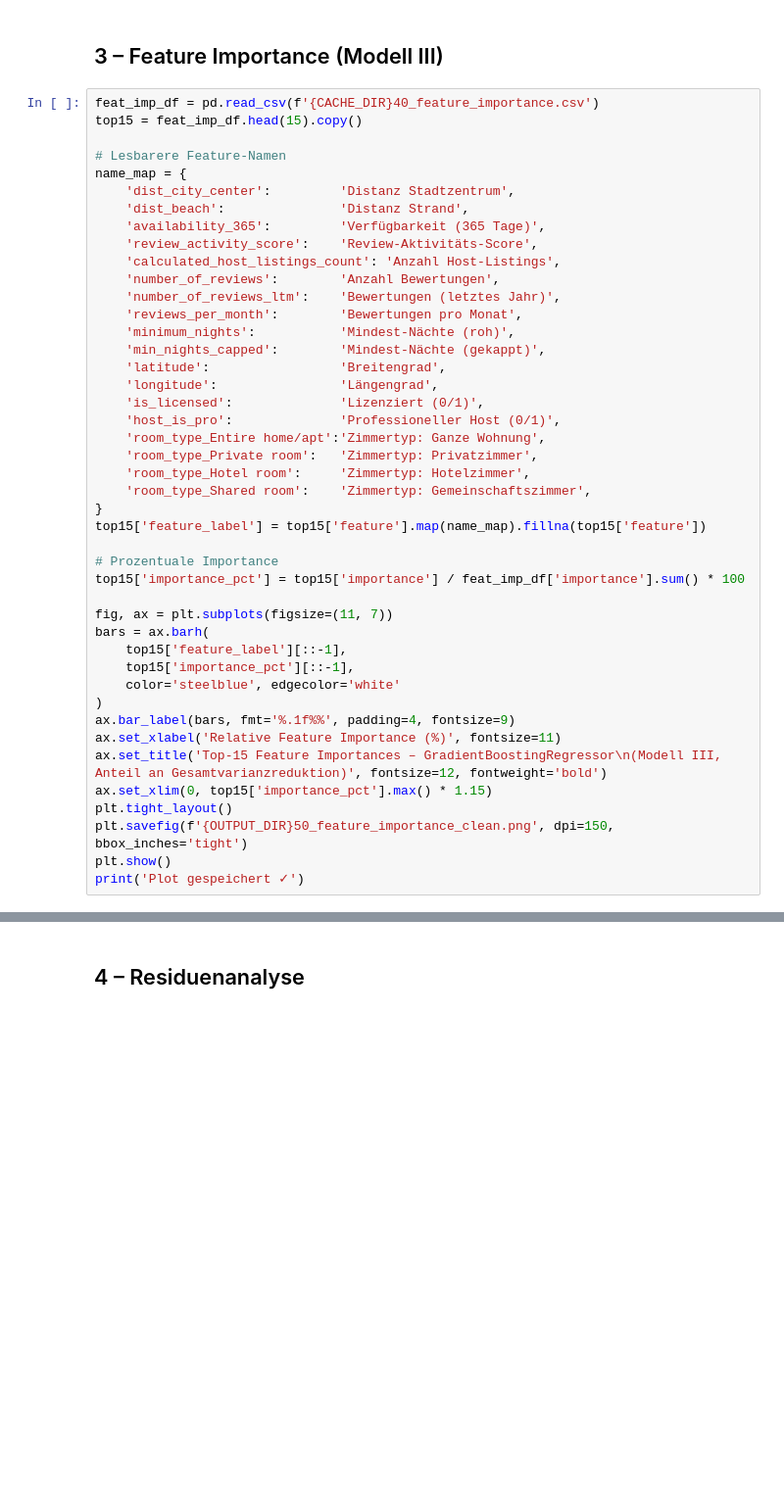
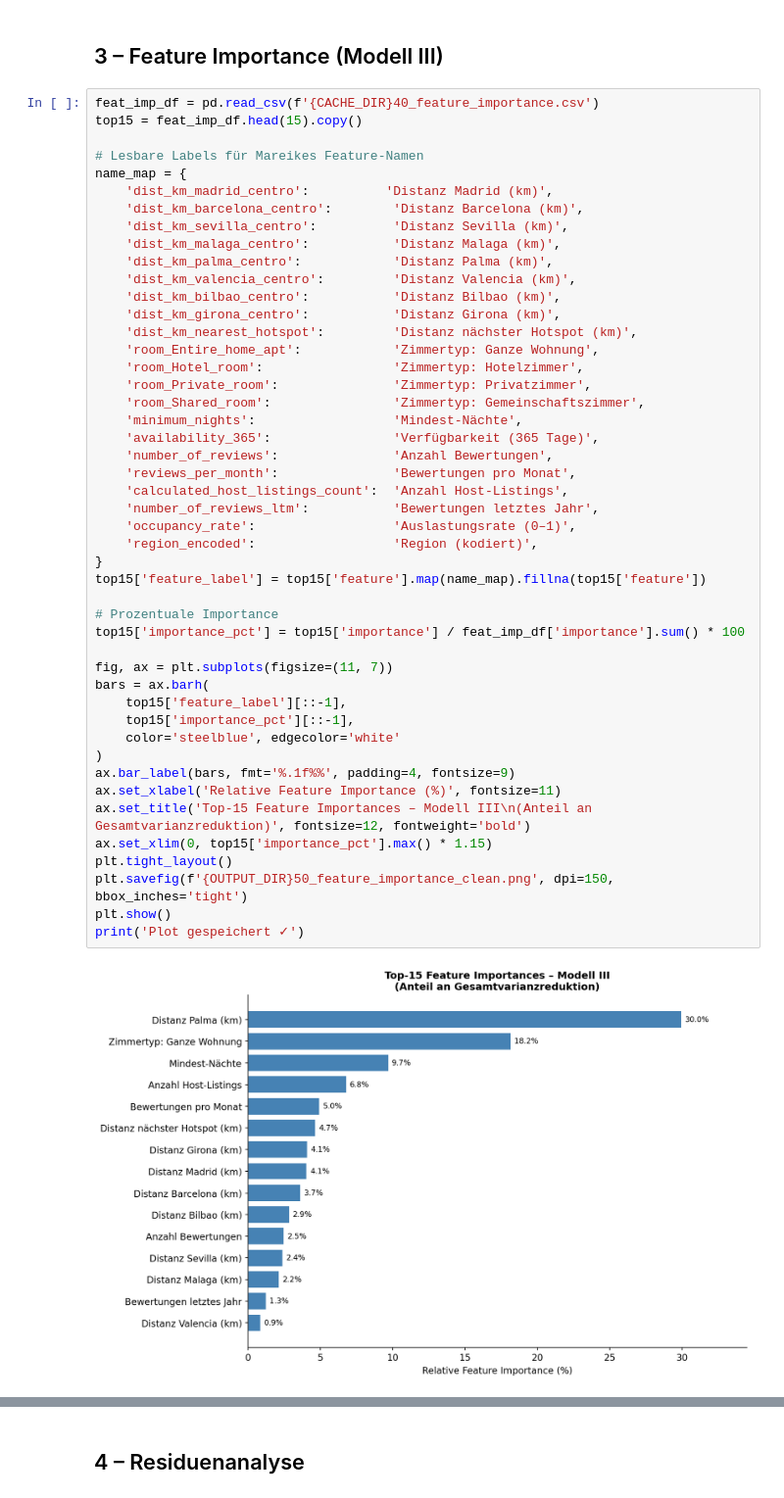
Before and after one commit to jasminscode/datascience, a Jupyter notebook: notebook_50_evaluation.ipynb, the cells around one changed output, grey strips where cells are left out. Shown at 98% size. Cells and saved outputs as stored; diff of their text form; blank space fills up the shorter version.

```diff
--- a/notebook_50_evaluation.ipynb
+++ b/notebook_50_evaluation.ipynb
@@ -141,44 +151,49 @@ print('Plot gespeichert ✓')
 # %%
 feat_imp_df = pd.read_csv(f'{CACHE_DIR}40_feature_importance.csv')
 top15 = feat_imp_df.head(15).copy()
 
-# Lesbarere Feature-Namen
+# Lesbare Labels für Mareikes Feature-Namen
 name_map = {
-    'dist_city_center':         'Distanz Stadtzentrum',
-    'dist_beach':               'Distanz Strand',
-    'availability_365':         'Verfügbarkeit (365 Tage)',
-    'review_activity_score':    'Review-Aktivitäts-Score',
-    'calculated_host_listings_count': 'Anzahl Host-Listings',
-    'number_of_reviews':        'Anzahl Bewertungen',
-    'number_of_reviews_ltm':    'Bewertungen (letztes Jahr)',
-    'reviews_per_month':        'Bewertungen pro Monat',
-    'minimum_nights':           'Mindest-Nächte (roh)',
-    'min_nights_capped':        'Mindest-Nächte (gekappt)',
-    'latitude':                 'Breitengrad',
-    'longitude':                'Längengrad',
-    'is_licensed':              'Lizenziert (0/1)',
-    'host_is_pro':              'Professioneller Host (0/1)',
-    'room_type_Entire home/apt':'Zimmertyp: Ganze Wohnung',
-    'room_type_Private room':   'Zimmertyp: Privatzimmer',
-    'room_type_Hotel room':     'Zimmertyp: Hotelzimmer',
-    'room_type_Shared room':    'Zimmertyp: Gemeinschaftszimmer',
+    'dist_km_madrid_centro':          'Distanz Madrid (km)',
+    'dist_km_barcelona_centro':        'Distanz Barcelona (km)',
+    'dist_km_sevilla_centro':          'Distanz Sevilla (km)',
+    'dist_km_malaga_centro':           'Distanz Malaga (km)',
+    'dist_km_palma_centro':            'Distanz Palma (km)',
+    'dist_km_valencia_centro':         'Distanz Valencia (km)',
+    'dist_km_bilbao_centro':           'Distanz Bilbao (km)',
+    'dist_km_girona_centro':           'Distanz Girona (km)',
+    'dist_km_nearest_hotspot':         'Distanz nächster Hotspot (km)',
+    'room_Entire_home_apt':            'Zimmertyp: Ganze Wohnung',
+    'room_Hotel_room':                 'Zimmertyp: Hotelzimmer',
+    'room_Private_room':               'Zimmertyp: Privatzimmer',
+    'room_Shared_room':                'Zimmertyp: Gemeinschaftszimmer',
+    'minimum_nights':                  'Mindest-Nächte',
+    'availability_365':                'Verfügbarkeit (365 Tage)',
+    'number_of_reviews':               'Anzahl Bewertungen',
+    'reviews_per_month':               'Bewertungen pro Monat',
+    'calculated_host_listings_count':  'Anzahl Host-Listings',
+    'number_of_reviews_ltm':           'Bewertungen letztes Jahr',
+    'occupancy_rate':                  'Auslastungsrate (0–1)',
+    'region_encoded':                  'Region (kodiert)',
 }
 top15['feature_label'] = top15['feature'].map(name_map).fillna(top15['feature'])
 
 # Prozentuale Importance
 top15['importance_pct'] = top15['importance'] / feat_imp_df['importance'].sum() * 100
 
 fig, ax = plt.subplots(figsize=(11, 7))
 bars = ax.barh(
     top15['feature_label'][::-1],
     top15['importance_pct'][::-1],
     color='steelblue', edgecolor='white'
 )
 ax.bar_label(bars, fmt='%.1f%%', padding=4, fontsize=9)
 ax.set_xlabel('Relative Feature Importance (%)', fontsize=11)
-ax.set_title('Top-15 Feature Importances – GradientBoostingRegressor\n(Modell III, Anteil an Gesamtvarianzreduktion)', fontsize=12, fontweight='bold')
+ax.set_title('Top-15 Feature Importances – Modell III\n(Anteil an Gesamtvarianzreduktion)', fontsize=12, fontweight='bold')
 ax.set_xlim(0, top15['importance_pct'].max() * 1.15)
 plt.tight_layout()
 plt.savefig(f'{OUTPUT_DIR}50_feature_importance_clean.png', dpi=150, bbox_inches='tight')
 plt.show()
 print('Plot gespeichert ✓')
+# %% [output]
+[figure, added]
```
Also changed, not shown: parts of 13 cells of this notebook, 55 other files.
